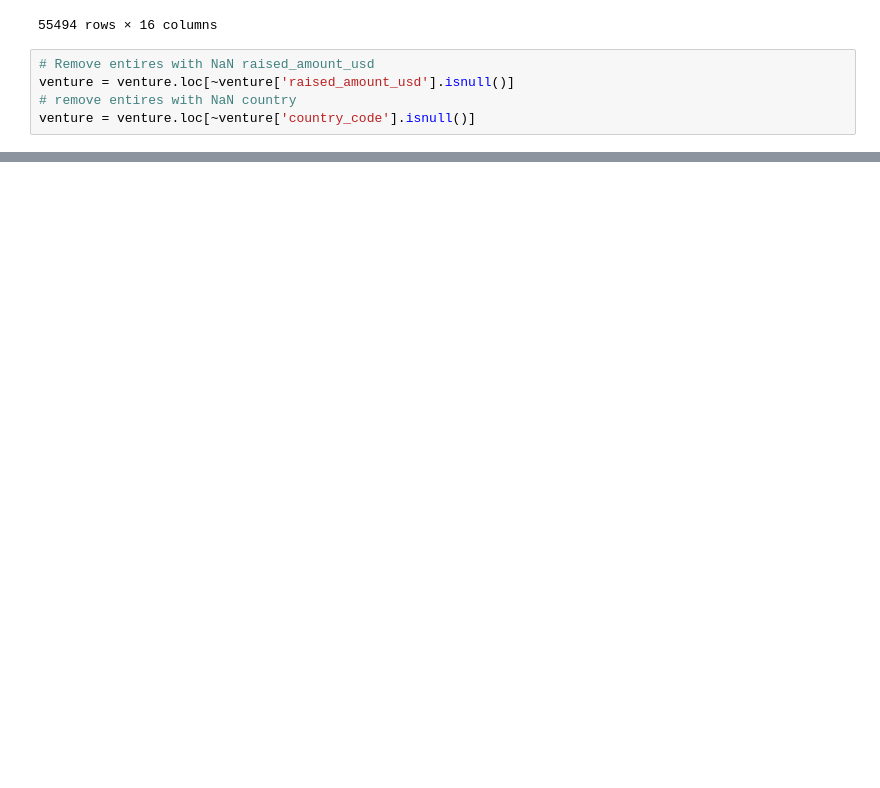
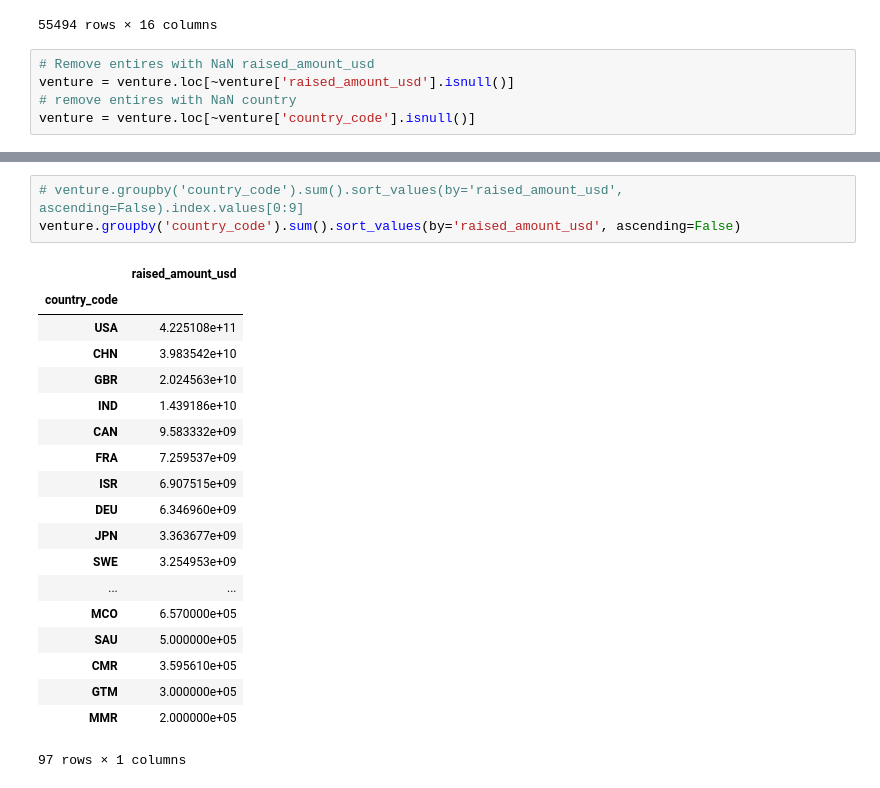
Before and after one commit to Shashi-Bhushan/upgrad-ml, a Jupyter notebook: StatisticsEssential/Module3/StatisticsEssential-Module3.ipynb, the cells around one changed output, grey strips where cells are left out. Saved outputs shown, nothing was run; the diff lists cells and outputs as text; blank space fills up the shorter version.

```diff
--- a/StatisticsEssential/Module3/StatisticsEssential-Module3.ipynb
+++ b/StatisticsEssential/Module3/StatisticsEssential-Module3.ipynb
@@ -302,0 +248,23 @@ venture.sort_values('country_code')
+# %%
+# venture.groupby('country_code').sum().sort_values(by='raised_amount_usd', ascending=False).index.values[0:9]
+venture.groupby('country_code').sum().sort_values(by='raised_amount_usd', ascending=False)
+# %% [output]
+|  | raised_amount_usd |
+| country_code |  |
+| USA | 4.225108e+11 |
+| CHN | 3.983542e+10 |
+| GBR | 2.024563e+10 |
+| IND | 1.439186e+10 |
+| CAN | 9.583332e+09 |
+| FRA | 7.259537e+09 |
+| ISR | 6.907515e+09 |
+| DEU | 6.346960e+09 |
+| JPN | 3.363677e+09 |
+| SWE | 3.254953e+09 |
+| ... | ... |
+| MCO | 6.570000e+05 |
+| SAU | 5.000000e+05 |
+| CMR | 3.595610e+05 |
+| GTM | 3.000000e+05 |
+| MMR | 2.000000e+05 |
+97 rows × 1 columns
```
Also changed, not shown: parts of 12 cells of this notebook, 2 other files.
